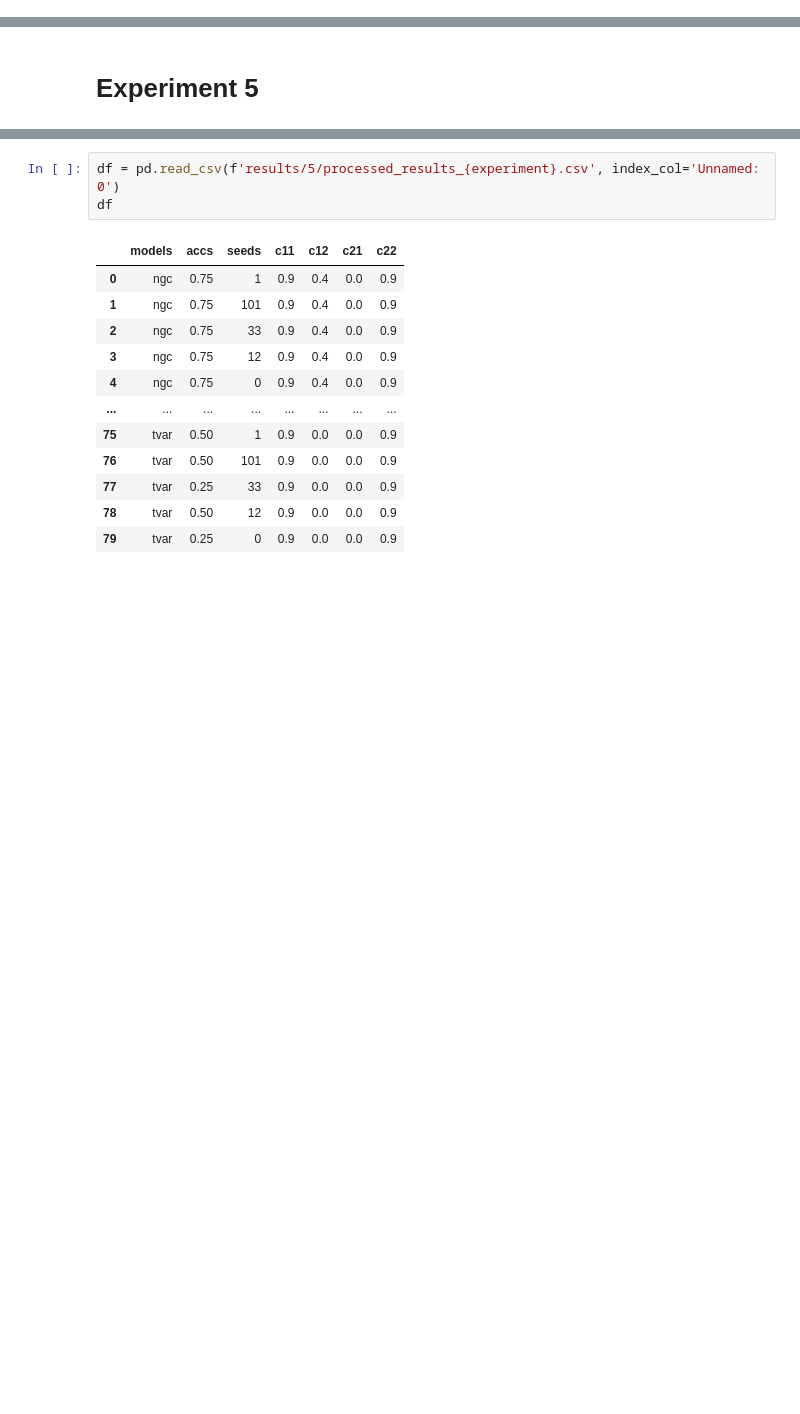
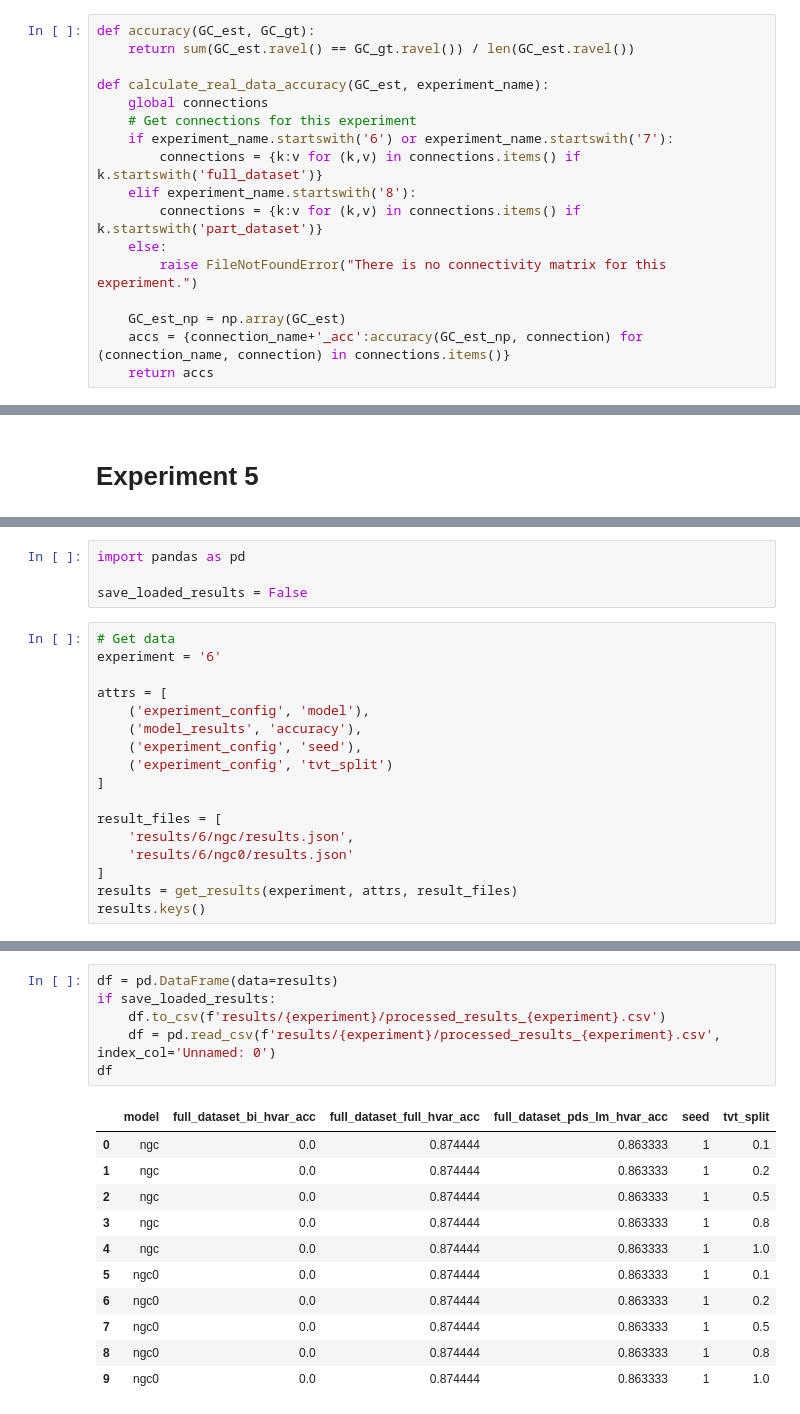
Before and after one commit to brunojerkovic/MasterThesis-1, a Jupyter notebook: ExtractJsonToCsv.ipynb, the cells around one changed output, grey strips where cells are left out. Saved outputs shown, nothing was run; the diff lists cells and outputs as text; blank space fills up the shorter version.

```diff
--- a/ExtractJsonToCsv.ipynb
+++ b/ExtractJsonToCsv.ipynb
@@ -0,0 +10,17 @@
+# %%
+def accuracy(GC_est, GC_gt):
+    return sum(GC_est.ravel() == GC_gt.ravel()) / len(GC_est.ravel())
+
+def calculate_real_data_accuracy(GC_est, experiment_name):
+    global connections
+    # Get connections for this experiment
+    if experiment_name.startswith('6') or experiment_name.startswith('7'):
+        connections = {k:v for (k,v) in connections.items() if k.startswith('full_dataset')}
+    elif experiment_name.startswith('8'):
+        connections = {k:v for (k,v) in connections.items() if k.startswith('part_dataset')}
+    else:
+        raise FileNotFoundError("There is no connectivity matrix for this experiment.")
+
+    GC_est_np = np.array(GC_est)
+    accs = {connection_name+'_acc':accuracy(GC_est_np, connection) for (connection_name, connection) in connections.items()}
+    return accs
@@ -470,0 +339,21 @@ df
+# %%
+import pandas as pd
+
+save_loaded_results = False
+# %%
+# Get data
+experiment = '6'
+
+attrs = [
+    ('experiment_config', 'model'),
+    ('model_results', 'accuracy'),
+    ('experiment_config', 'seed'),
+    ('experiment_config', 'tvt_split')
+]
+
+result_files = [
+    'results/6/ngc/results.json',
+    'results/6/ngc0/results.json'
+]
+results = get_results(experiment, attrs, result_files)
+results.keys()
@@ -471,16 +362,18 @@ df
 # %%
-df = pd.read_csv(f'results/5/processed_results_{experiment}.csv', index_col='Unnamed: 0')
+df = pd.DataFrame(data=results)
+if save_loaded_results:
+    df.to_csv(f'results/{experiment}/processed_results_{experiment}.csv')
+    df = pd.read_csv(f'results/{experiment}/processed_results_{experiment}.csv', index_col='Unnamed: 0')
 df
 # %% [output]
-|  | models | accs | seeds | c11 | c12 | c21 | c22 |
-| 0 | ngc | 0.75 | 1 | 0.9 | 0.4 | 0.0 | 0.9 |
-| 1 | ngc | 0.75 | 101 | 0.9 | 0.4 | 0.0 | 0.9 |
-| 2 | ngc | 0.75 | 33 | 0.9 | 0.4 | 0.0 | 0.9 |
-| 3 | ngc | 0.75 | 12 | 0.9 | 0.4 | 0.0 | 0.9 |
-| 4 | ngc | 0.75 | 0 | 0.9 | 0.4 | 0.0 | 0.9 |
-| ... | ... | ... | ... | ... | ... | ... | ... |
-| 75 | tvar | 0.50 | 1 | 0.9 | 0.0 | 0.0 | 0.9 |
-| 76 | tvar | 0.50 | 101 | 0.9 | 0.0 | 0.0 | 0.9 |
-| 77 | tvar | 0.25 | 33 | 0.9 | 0.0 | 0.0 | 0.9 |
-| 78 | tvar | 0.50 | 12 | 0.9 | 0.0 | 0.0 | 0.9 |
-| 79 | tvar | 0.25 | 0 | 0.9 | 0.0 | 0.0 | 0.9 |
+|  | model | full_dataset_bi_hvar_acc | full_dataset_full_hvar_acc | full_dataset_pds_lm_hvar_acc | seed | tvt_split |
+| 0 | ngc | 0.0 | 0.874444 | 0.863333 | 1 | 0.1 |
+| 1 | ngc | 0.0 | 0.874444 | 0.863333 | 1 | 0.2 |
+| 2 | ngc | 0.0 | 0.874444 | 0.863333 | 1 | 0.5 |
+| 3 | ngc | 0.0 | 0.874444 | 0.863333 | 1 | 0.8 |
+| 4 | ngc | 0.0 | 0.874444 | 0.863333 | 1 | 1.0 |
+| 5 | ngc0 | 0.0 | 0.874444 | 0.863333 | 1 | 0.1 |
+| 6 | ngc0 | 0.0 | 0.874444 | 0.863333 | 1 | 0.2 |
+| 7 | ngc0 | 0.0 | 0.874444 | 0.863333 | 1 | 0.5 |
+| 8 | ngc0 | 0.0 | 0.874444 | 0.863333 | 1 | 0.8 |
+| 9 | ngc0 | 0.0 | 0.874444 | 0.863333 | 1 | 1.0 |
```
Also changed, not shown: parts of 37 cells of this notebook, 11 other files.
